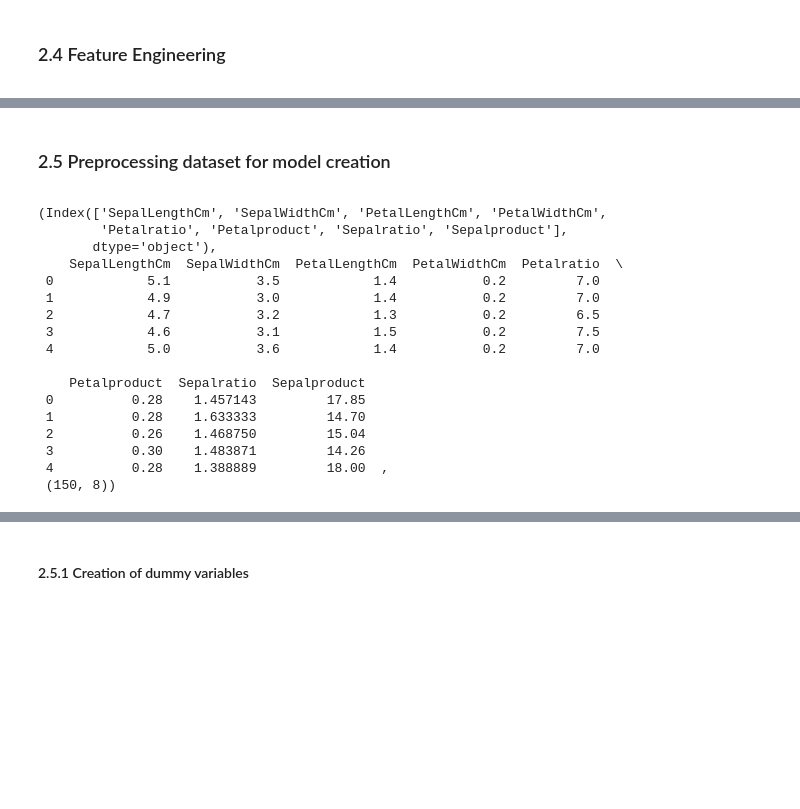
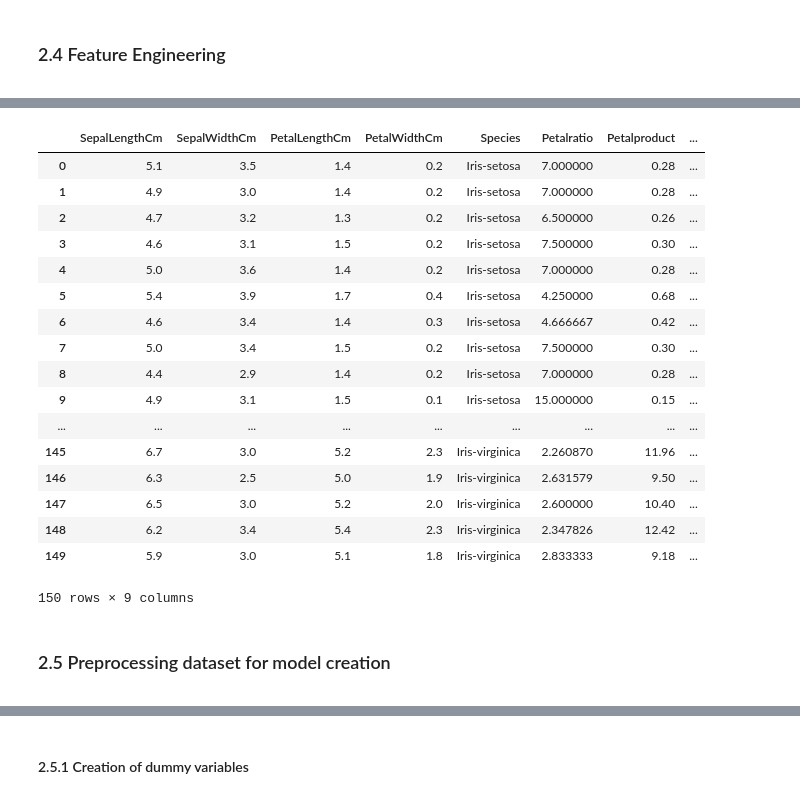
Before and after one commit to Usain90/Portfolio-Classification-of-Iris-Flowers, a Jupyter notebook: Iris Classification Project (PortFolio).ipynb, the cells around one changed output, grey strips where cells are left out. Saved outputs shown, nothing was run; the diff lists cells and outputs as text; code cells hidden in the pictures; blank space fills up the shorter version.

```diff
--- a/Iris Classification Project (PortFolio).ipynb
+++ b/Iris Classification Project (PortFolio).ipynb
@@ -341,4 +282,0 @@ dataset['Sepalproduct']=featuremultiplied(dataset['SepalLengthCm'],dataset['Sepa
-# %%
-#Converting the final target into binary target(0,1)
-species={'Iris-setosa':0,'Iris-versicolor':1,'Iris-virginica':1}
-dataset=dataset.replace({'Species':species})
@@ -375,3 +283,59 @@ memory usage: 10.6 KB
+# %%
+class Engineering():
+    def __init__(self,df,var1,var2):
+        self.data = df
+        self.variable1=var1
+        self.variable2=var2
+        self.featuredivision(var1,var2)
+        self.featuremultiplied(var1,var2)
+
+
+    def featuredivision(self,var1,var2):
+        """calculates ratio of given two variables"""
+        self.dividedfeature=var1/var2
+
+
+    def featuremultiplied(self,var1,var2):
+        """calculates product of given two variables"""
+        self.multipliedfeature=var1*var2
+# %%
+#Instantiating the object of Engineering class
+ratio1=Engineering(dataset,dataset['PetalLengthCm'],dataset['PetalWidthCm'])
+ratio2=Engineering(dataset,dataset['SepalLengthCm'],dataset['SepalWidthCm'])
+
+#Using division multiplication methods from the class on the objects
+ratio1.featuredivision(dataset['PetalLengthCm'],dataset['PetalWidthCm'])
+ratio1.featuremultiplied(dataset['PetalLengthCm'],dataset['PetalWidthCm'])
+
+ratio2.featuredivision(dataset['SepalLengthCm'],dataset['SepalWidthCm'])
+ratio2.featuremultiplied(dataset['SepalLengthCm'],dataset['SepalWidthCm'])
+
+#Saving the data of division and multiplication into new columns of the original dataset.
+dataset['Petalratio']=ratio1.dividedfeature
+dataset['Petalproduct']=ratio1.multipliedfeature
+dataset['Sepalratio']=ratio2.dividedfeature
+dataset['Sepalproduct']=ratio2.multipliedfeature
+# %%
+ratio1.data
+# %% [output]
+|  | SepalLengthCm | SepalWidthCm | PetalLengthCm | PetalWidthCm | Species | Petalratio | Petalproduct | ... |
+| 0 | 5.1 | 3.5 | 1.4 | 0.2 | Iris-setosa | 7.000000 | 0.28 | ... |
+| 1 | 4.9 | 3.0 | 1.4 | 0.2 | Iris-setosa | 7.000000 | 0.28 | ... |
+| 2 | 4.7 | 3.2 | 1.3 | 0.2 | Iris-setosa | 6.500000 | 0.26 | ... |
+| 3 | 4.6 | 3.1 | 1.5 | 0.2 | Iris-setosa | 7.500000 | 0.30 | ... |
+| 4 | 5.0 | 3.6 | 1.4 | 0.2 | Iris-setosa | 7.000000 | 0.28 | ... |
+| 5 | 5.4 | 3.9 | 1.7 | 0.4 | Iris-setosa | 4.250000 | 0.68 | ... |
+| 6 | 4.6 | 3.4 | 1.4 | 0.3 | Iris-setosa | 4.666667 | 0.42 | ... |
+| 7 | 5.0 | 3.4 | 1.5 | 0.2 | Iris-setosa | 7.500000 | 0.30 | ... |
+| 8 | 4.4 | 2.9 | 1.4 | 0.2 | Iris-setosa | 7.000000 | 0.28 | ... |
+| 9 | 4.9 | 3.1 | 1.5 | 0.1 | Iris-setosa | 15.000000 | 0.15 | ... |
+| ... | ... | ... | ... | ... | ... | ... | ... | ... |
+| 145 | 6.7 | 3.0 | 5.2 | 2.3 | Iris-virginica | 2.260870 | 11.96 | ... |
+| 146 | 6.3 | 2.5 | 5.0 | 1.9 | Iris-virginica | 2.631579 | 9.50 | ... |
+| 147 | 6.5 | 3.0 | 5.2 | 2.0 | Iris-virginica | 2.600000 | 10.40 | ... |
+| 148 | 6.2 | 3.4 | 5.4 | 2.3 | Iris-virginica | 2.347826 | 12.42 | ... |
+| 149 | 5.9 | 3.0 | 5.1 | 1.8 | Iris-virginica | 2.833333 | 9.18 | ... |
+150 rows × 9 columns
 # %% [markdown]
 ### 2.5 Preprocessing dataset for model creation
 <a id="preprocess"></a>
@@ -383,20 +341,0 @@ independent_variables=dataset.iloc[:, lambda dataset:[0,1,2,3,5,6,7,8]]
-# %%
-heading(independent_variables)
-# %% [output]
-(Index(['SepalLengthCm', 'SepalWidthCm', 'PetalLengthCm', 'PetalWidthCm',
-        'Petalratio', 'Petalproduct', 'Sepalratio', 'Sepalproduct'],
-       dtype='object'),
-    SepalLengthCm  SepalWidthCm  PetalLengthCm  PetalWidthCm  Petalratio  \
- 0            5.1           3.5            1.4           0.2         7.0
- 1            4.9           3.0            1.4           0.2         7.0
- 2            4.7           3.2            1.3           0.2         6.5
- 3            4.6           3.1            1.5           0.2         7.5
- 4            5.0           3.6            1.4           0.2         7.0
-
-    Petalproduct  Sepalratio  Sepalproduct
- 0          0.28    1.457143         17.85
- 1          0.28    1.633333         14.70
- 2          0.26    1.468750         15.04
- 3          0.30    1.483871         14.26
- 4          0.28    1.388889         18.00  ,
- (150, 8))
```
Also changed, not shown: parts of 60 cells of this notebook.
